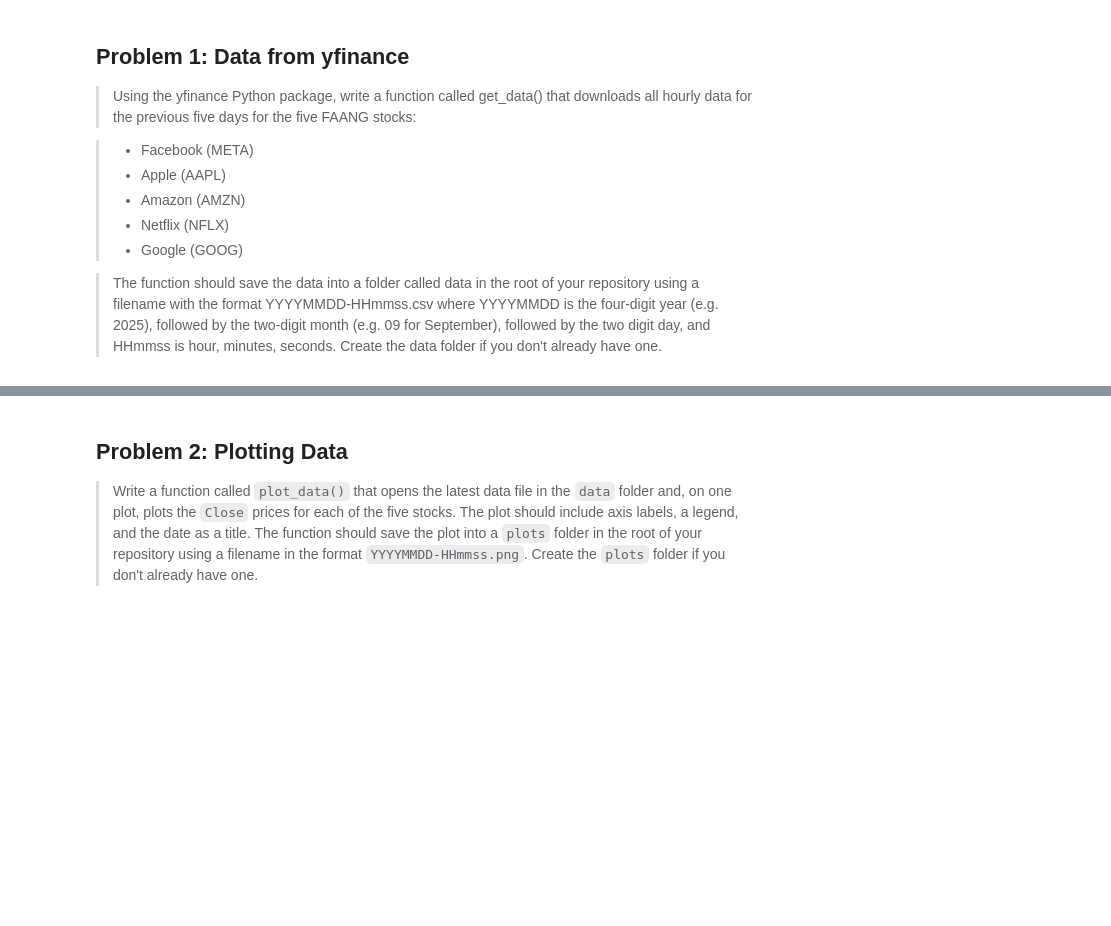
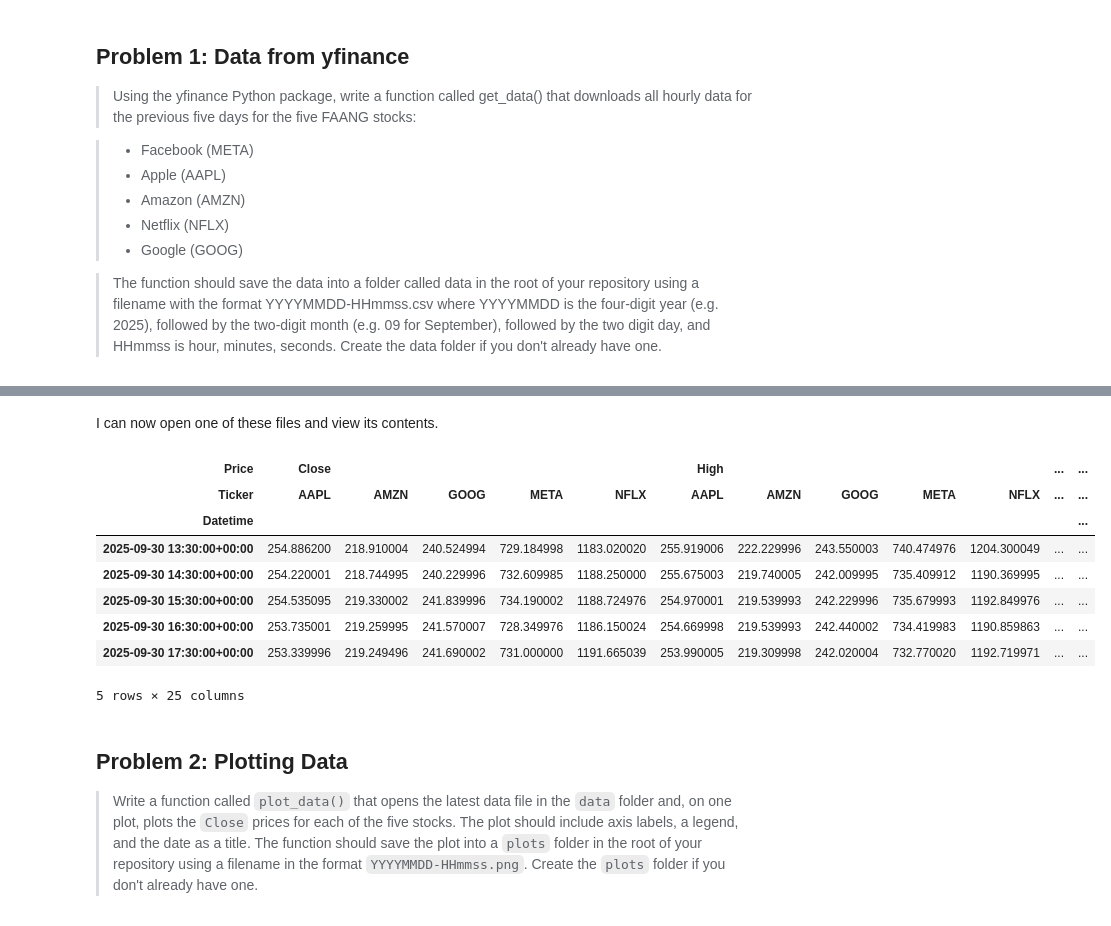
Before and after one commit to CeamanCollins/computer-infrastructure-assessment, a Jupyter notebook: problems.ipynb, the cells around one changed output, grey strips where cells are left out. Drawn from its saved outputs; the diff is of its cells as text; code cells hidden in the pictures; blank space fills up the shorter version.

```diff
--- a/problems.ipynb
+++ b/problems.ipynb
@@ -17,3 +48,18 @@ This notebook covers the problems covered in the ATU module Computer Infrastruct
+# %% [markdown]
+I can now open one of these files and view its contents.
+# %%
+data = pd.read_csv("data/20251006_191603.csv", header=[0, 1], index_col=0, parse_dates=True)
+data.head()
+# %% [output]
+| Price | Close |  |  |  |  | High |  |  |  |  | ... | ... |
+| Ticker | AAPL | AMZN | GOOG | META | NFLX | AAPL | AMZN | GOOG | META | NFLX | ... | ... |
+| Datetime |  |  |  |  |  |  |  |  |  |  |  | ... |
+| 2025-09-30 13:30:00+00:00 | 254.886200 | 218.910004 | 240.524994 | 729.184998 | 1183.020020 | 255.919006 | 222.229996 | 243.550003 | 740.474976 | 1204.300049 | ... | ... |
+| 2025-09-30 14:30:00+00:00 | 254.220001 | 218.744995 | 240.229996 | 732.609985 | 1188.250000 | 255.675003 | 219.740005 | 242.009995 | 735.409912 | 1190.369995 | ... | ... |
+| 2025-09-30 15:30:00+00:00 | 254.535095 | 219.330002 | 241.839996 | 734.190002 | 1188.724976 | 254.970001 | 219.539993 | 242.229996 | 735.679993 | 1192.849976 | ... | ... |
+| 2025-09-30 16:30:00+00:00 | 253.735001 | 219.259995 | 241.570007 | 728.349976 | 1186.150024 | 254.669998 | 219.539993 | 242.440002 | 734.419983 | 1190.859863 | ... | ... |
+| 2025-09-30 17:30:00+00:00 | 253.339996 | 219.249496 | 241.690002 | 731.000000 | 1191.665039 | 253.990005 | 219.309998 | 242.020004 | 732.770020 | 1192.719971 | ... | ... |
+5 rows × 25 columns
 # %% [markdown]
 ## Problem 2: Plotting Data
 
```
Also changed, not shown: parts of 12 cells of this notebook, 3 other files.
